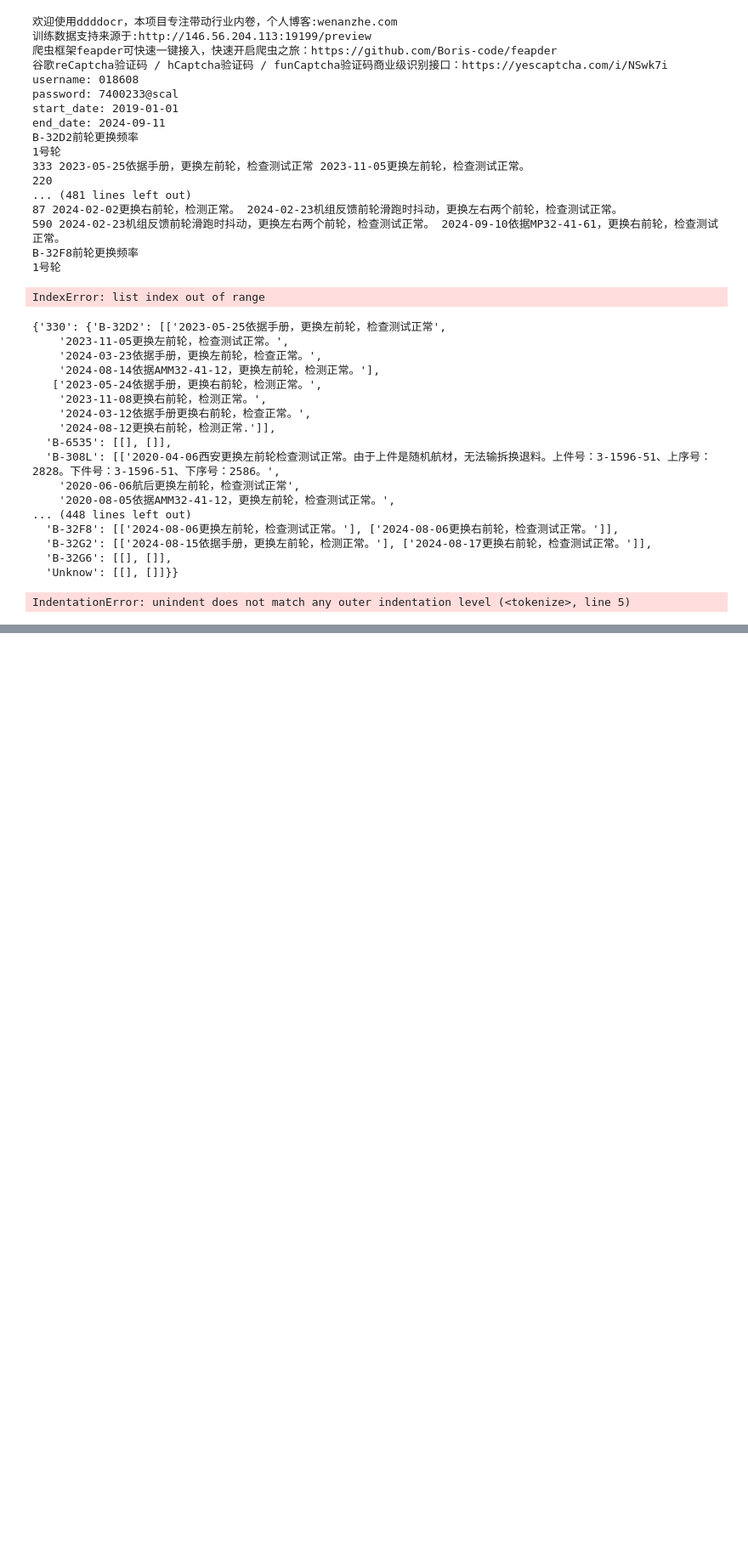
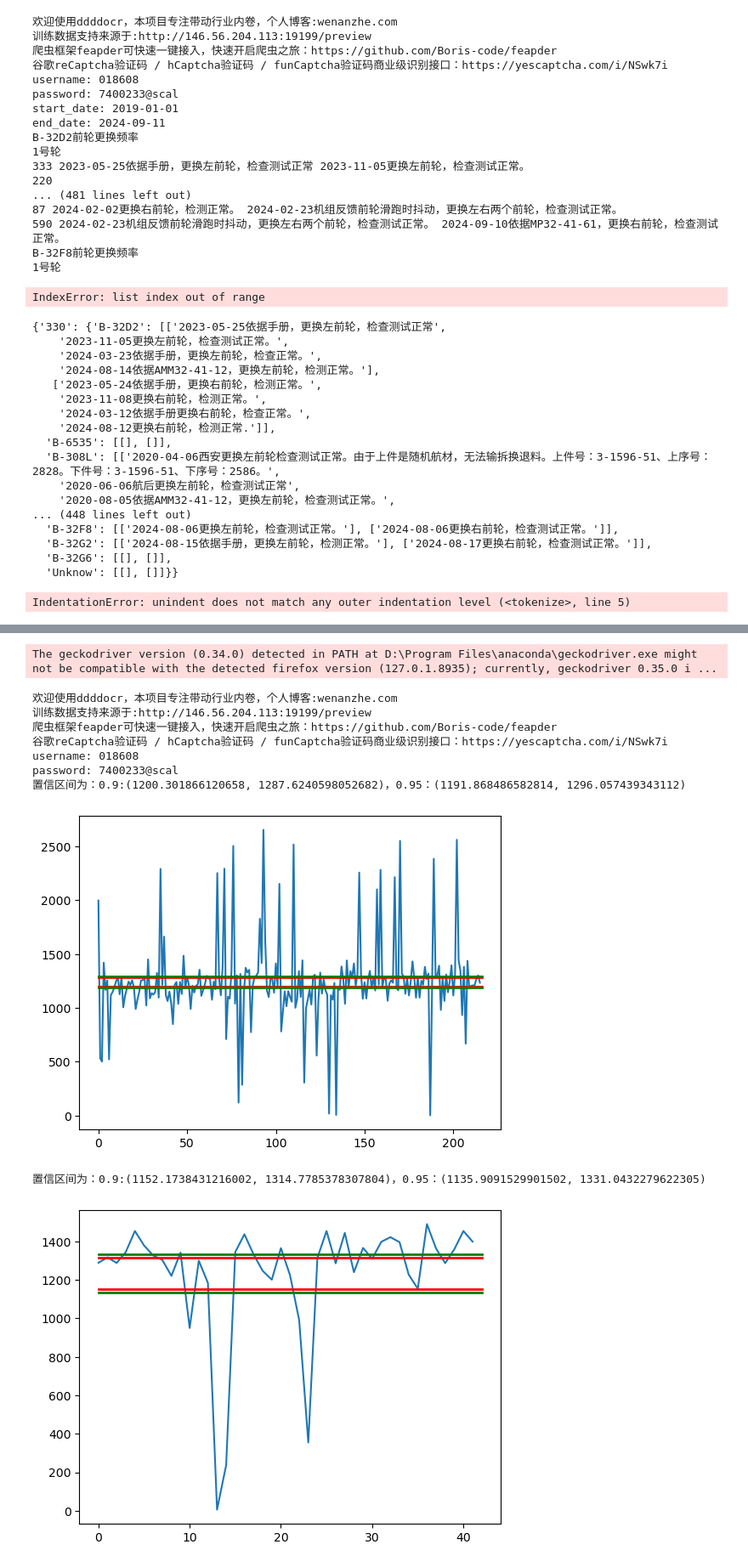
Before and after one commit to makejeef/amro, a Jupyter notebook: fl_data.ipynb, the cells around one changed output, grey strips where cells are left out. Shown at 85% size. Drawn from its saved outputs; the diff is of its cells as text; code cells hidden in the pictures; blank space fills up the shorter version.

```diff
--- a/fl_data.ipynb
+++ b/fl_data.ipynb
@@ -831,0 +889,14 @@ save_dict(times,'nose_wheels_fl.json')
+# %%
+run brakes_fl.py
+# %% [output]
+The geckodriver version (0.34.0) detected in PATH at D:\Program Files\anaconda\geckodriver.exe might not be compatible with the detected firefox version (127.0.1.8935); currently, geckodriver 0.35.0 i ...
+欢迎使用ddddocr，本项目专注带动行业内卷，个人博客:wenanzhe.com
+训练数据支持来源于:http://146.56.204.113:19199/preview
+爬虫框架feapder可快速一键接入，快速开启爬虫之旅：https://github.com/Boris-code/feapder
+谷歌reCaptcha验证码 / hCaptcha验证码 / funCaptcha验证码商业级识别接口：https://yescaptcha.com/i/NSwk7i
+username: 018608
+password: 7400233@scal
+置信区间为：0.9:(1200.301866120658, 1287.6240598052682)，0.95：(1191.868486582814, 1296.057439343112)
+[figure, added]
+置信区间为：0.9:(1152.1738431216002, 1314.7785378307804)，0.95：(1135.9091529901502, 1331.0432279622305)
+[figure, added]
```
Also changed, not shown: parts of 42 cells of this notebook, 11 other files.
